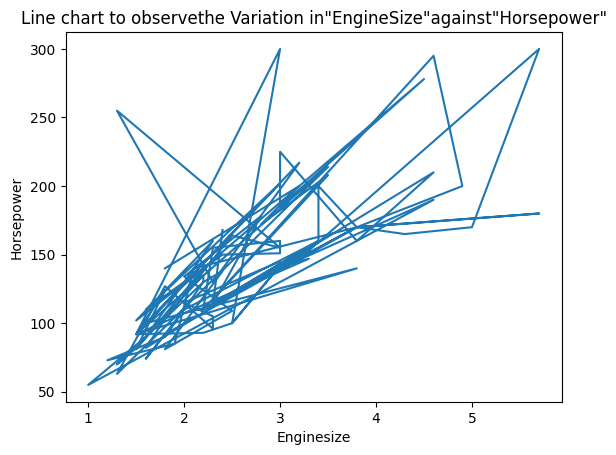
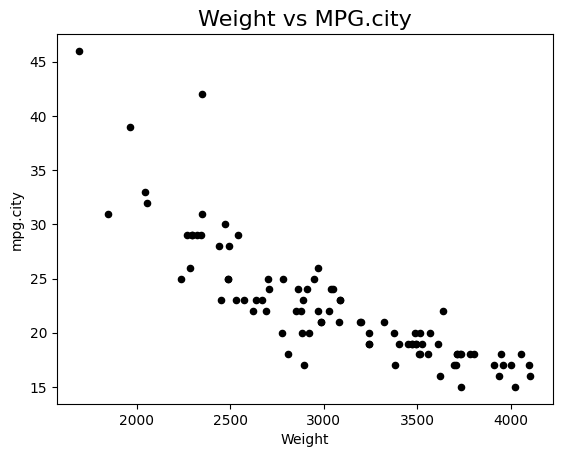
Unified diff of the notebook cell whose output changed from the first chart to the second:
--- before
+++ after
@@ -35,7 +35,7 @@
 plt.title('Frequency Distribution of mpg.city')
 plt.show()
-plt.plot(cars_df['EngineSize'],cars_df['Horsepower'])
-plt.xlabel('Enginesize')
-plt.ylabel('Horsepower')
-plt.title('Line chart to observethe Variation in"EngineSize"against"Horsepower"')
-plt.show()
+ax=cars_df.plot(["Weight"],["MPG.city"],kind="scatter",color="black")
+ax.set_xlabel("Weight")
+ax.set_ylabel("mpg.city")
+ax.set_title("Weight vs MPG.city",fontsize=16)
+

Commit: Created using Colab